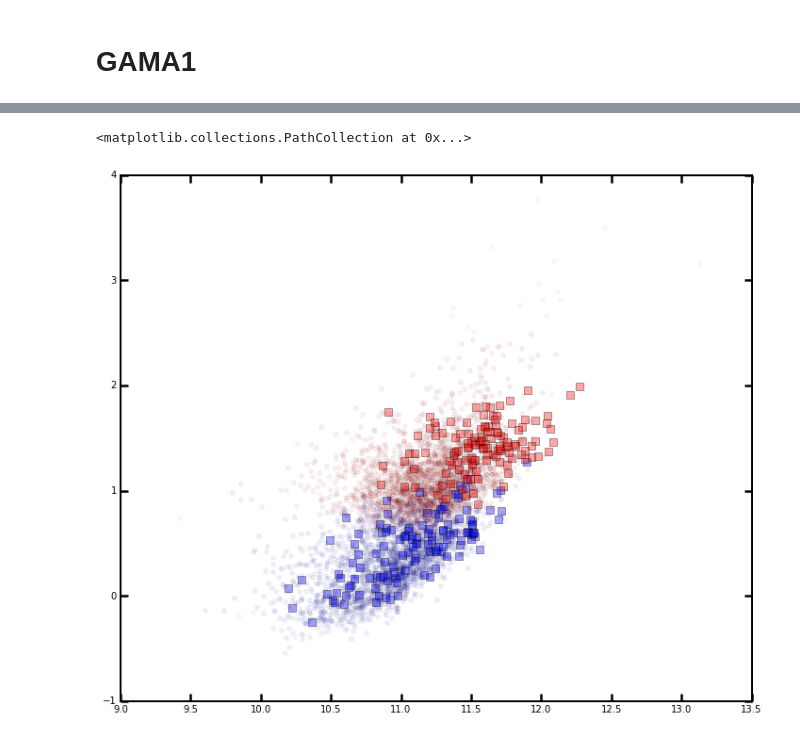
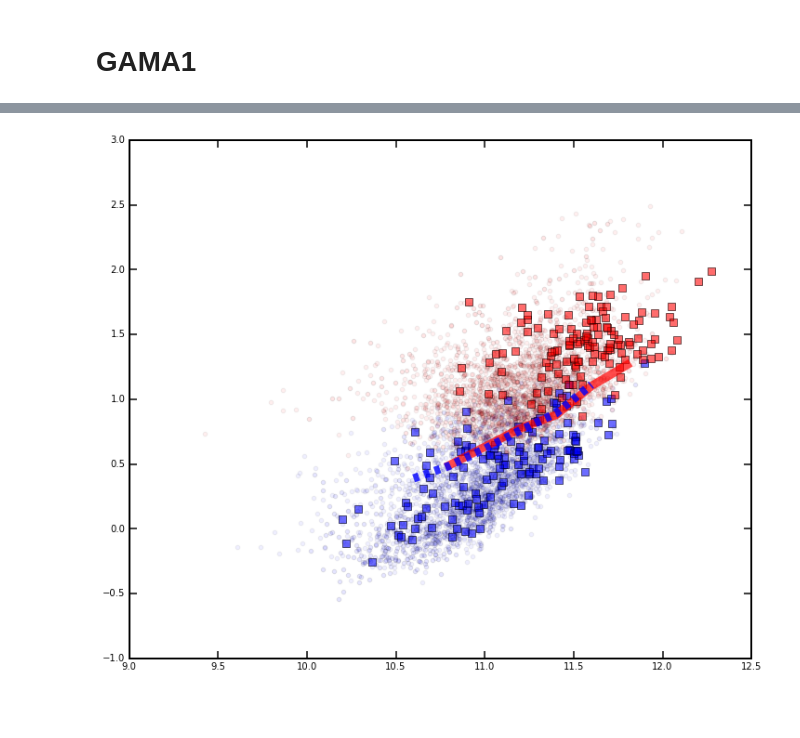
Before and after one commit to dr-guangtou/hsc_redbcg, a Jupyter notebook: note/massiveGalfit_160107.ipynb, the cells around one changed output, grey strips where cells are left out. Saved outputs shown, nothing was run; the diff lists cells and outputs as text; code cells hidden in the pictures; blank space fills up the shorter version.

```diff
--- a/note/massiveGalfit_160107.ipynb
+++ b/note/massiveGalfit_160107.ipynb
@@ -1011,5 +1040,5 @@ plt.scatter(np.log10(temp1 + temp2), (temp2 / (temp1 + temp2)))
 # %%
-logmMem, logrMem = [], []
+logmMem, logrMem, nserMem = [], [], []
 logm1Mem, logr1Mem, logm2Mem, logr2Mem = [], [], [], []
 
 sample = 'redMem'
@@ -1044,12 +1073,13 @@ for gal in memTab:
             # log(M)
             logm1 = getLuminosity(ser1comp.mag, gal[zStr],
                                   extinction=gal[extStr], amag_sun=amag_sun_des_i) + logm2l
-            if (ser1comp.good and ser1comp.n > 0.5 and ser1comp.n < 8.0 and
-                ser1comp.ar >= 0.3 and obj1Ser.reduced_chisq < 4.0 and
-                logr1 <= 2.5):
+            if (ser1comp.good and ser1comp.n > 0.5 and ser1comp.n < 10.0 and
+                ser1comp.ar >= 0.3 and obj1Ser.reduced_chisq < 5.0 and
+                logr1 <= 2.6):
 
                 logmMem.append(logm1)
                 logrMem.append(logr1)
+                nserMem.append(nserMem)
     else:
         aic1, bic1, hq1 = None, None, None
         #print("## Can not find 1 Sersic model for %s" % ser1File)
@@ -1108,8 +1138,4 @@ for gal in memTab:
 
 print(len(logmMem))
 print(len(logm1Mem))
-
-plt.scatter(logmMem, logrMem, c='k', alpha=0.25)
-plt.scatter(logm1Mem, logr1Mem, c='b', alpha=0.45)
-plt.scatter(logm2Mem, logr2Mem, c='r', alpha=0.55)
 # %% [output]
@@ -1120,6 +1158,9 @@ plt.scatter(logm2Mem, logr2Mem, c='r', alpha=0.55)
 # %% [markdown]
 # GAMA1
 # %%
+logmGama1, logrGama1, nserGama1 = [], [], []
+logm1Gama1, logr1Gama1, logm2Gama1, logr2Gama1 = [], [], [], []
+
 sample = 'gama'
 sampleDir = gama1Dir
 
@@ -1152,12 +1193,13 @@ for gal in gama1Tab:
             # log(M)
             logm1 = getLuminosity(ser1comp.mag, gal[zStr],
                                   extinction=gal[extStr], amag_sun=amag_sun_des_i) + logm2l
-            if (ser1comp.good and ser1comp.n > 0.5 and ser1comp.n < 8.0 and
-                ser1comp.ar >= 0.3 and obj1Ser.reduced_chisq < 4.0 and
-                logr1 <= 2.5):
+            if (ser1comp.good and ser1comp.n > 0.5 and ser1comp.n < 10.0 and
+                ser1comp.ar >= 0.3 and obj1Ser.reduced_chisq < 5.0 and
+                logr1 <= 2.6):
 
                 logmGama1.append(logm1)
                 logrGama1.append(logr1)
+                nserGama1.append(ser1comp.n)
     else:
         aic1, bic1, hq1 = None, None, None
         #print("## Can not find 1 Sersic model for %s" % ser1File)
@@ -1216,8 +1258,4 @@ for gal in gama1Tab:
 
 print(len(logmGama1))
 print(len(logm1Gama1))
-
-plt.scatter(logmGama1, logrGama1, c='k', alpha=0.25)
-plt.scatter(logm1Gama1, logr1Gama1, c='b', alpha=0.45)
-plt.scatter(logm2Gama1, logr2Gama1, c='r', alpha=0.55)
 # %% [output]
@@ -1228,5 +1280,5 @@ plt.scatter(logm2Gama1, logr2Gama1, c='r', alpha=0.55)
 # %%
-logmGama2, logrGama2 = [], []
+logmGama2, logrGama2, nserGama2 = [], [], []
 logm1Gama2, logr1Gama2, logm2Gama2, logr2Gama2 = [], [], [], []
 
 sample = 'gama'
@@ -1261,12 +1313,13 @@ for gal in gama2Tab:
             # log(M)
             logm1 = getLuminosity(ser1comp.mag, gal[zStr],
                                   extinction=gal[extStr], amag_sun=amag_sun_des_i) + logm2l
-            if (ser1comp.good and ser1comp.n > 0.5 and ser1comp.n < 8.0 and
-                ser1comp.ar >= 0.3 and obj1Ser.reduced_chisq < 4.0 and
-                logr1 <= 2.5):
+            if (ser1comp.good and ser1comp.n > 0.5 and ser1comp.n < 10.0 and
+                ser1comp.ar >= 0.3 and obj1Ser.reduced_chisq < 5.0 and
+                logr1 <= 2.6):
 
                 logmGama2.append(logm1)
                 logrGama2.append(logr1)
+                nserGama2.append(ser1comp.n)
     else:
         aic1, bic1, hq1 = None, None, None
         #print("## Can not find 1 Sersic model for %s" % ser1File)
@@ -1325,8 +1378,4 @@ for gal in gama2Tab:
 
 print(len(logmGama2))
 print(len(logm1Gama2))
-
-plt.scatter(logmGama2, logrGama2, c='k', alpha=0.25)
-plt.scatter(logm1Gama2, logr1Gama2, c='b', alpha=0.45)
-plt.scatter(logm2Gama2, logr2Gama2, c='r', alpha=0.55)
 # %% [output]
@@ -1459,18 +1579,22 @@ plt.scatter(logmBcg, logrBcg, c='r', alpha=0.4, s=60, marker='h')
 # %%
 plt.scatter(logm1Gama2, logr1Gama2, c='b', alpha=0.05)
 plt.scatter(logm2Gama2, logr2Gama2, c='r', alpha=0.05)
 
 plt.scatter(logm1Gama1, logr1Gama1, c='b', alpha=0.03)
 plt.scatter(logm2Gama1, logr2Gama1, c='r', alpha=0.03)
 
+plt.plot(mc, rc, linestyle='-', linewidth=9.0, c='r', alpha=0.7)
+plt.plot(ms, rs, linestyle='--', linewidth=9.0, c='b', alpha=0.8)
+
 #plt.scatter(logm1Mem, logr1Mem, facecolor='none', edgecolor='b', alpha=0.2, marker='h', s=60)
 #plt.scatter(logm2Mem, logr2Mem, facecolor='none', edgecolor='r', alpha=0.2, marker='h', s=60)
 
 plt.scatter(logm1Bcg, logr1Bcg, c='b', alpha=0.35, s=55, marker='s')
 plt.scatter(logm2Bcg, logr2Bcg, c='r', alpha=0.35, s=55, marker='s')
+
+plt.show()
 # %% [output]
-<matplotlib.collections.PathCollection at 0x...>
-[figure, old version]
+[figure, new version]
 # %%
 temp1 = 10.0 ** np.asarray(logm1Gama1)
 temp2 = 10.0 ** np.asarray(logm2Gama1)
```
Also changed, not shown: parts of 37 cells of this notebook, 6 other files.
